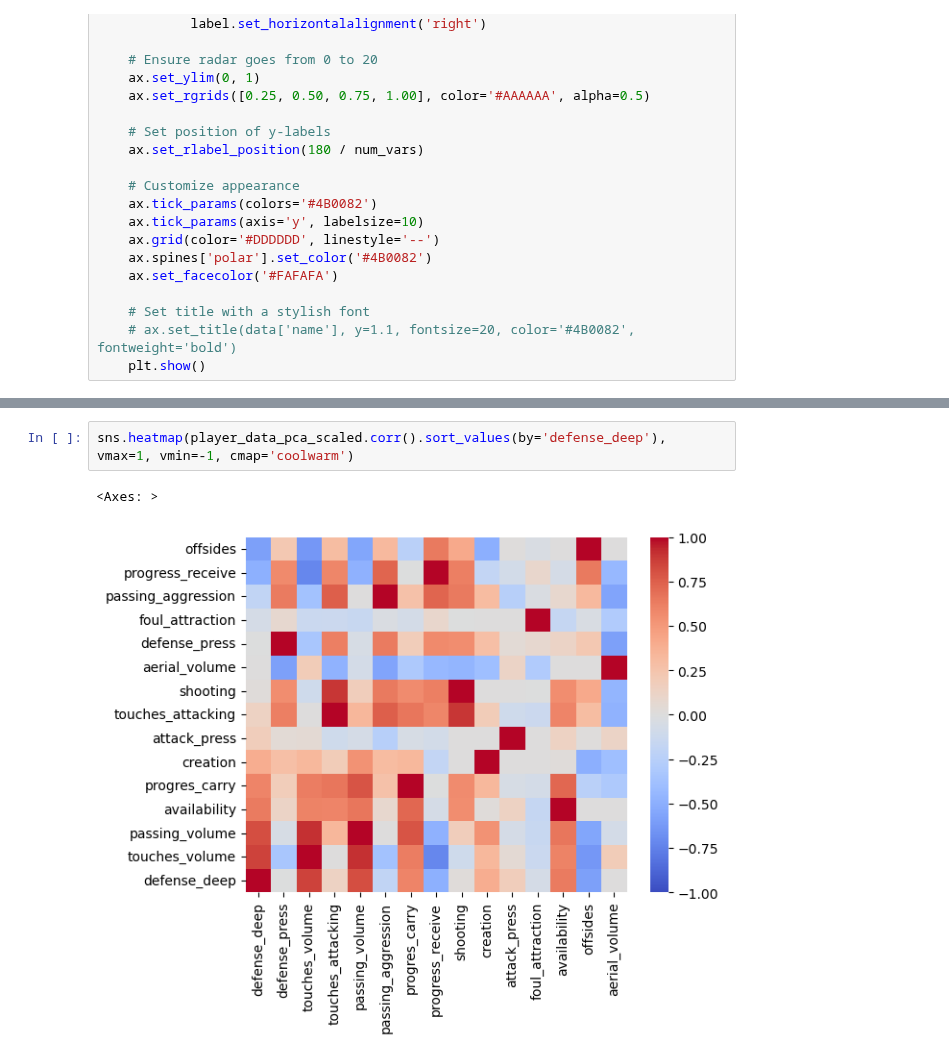
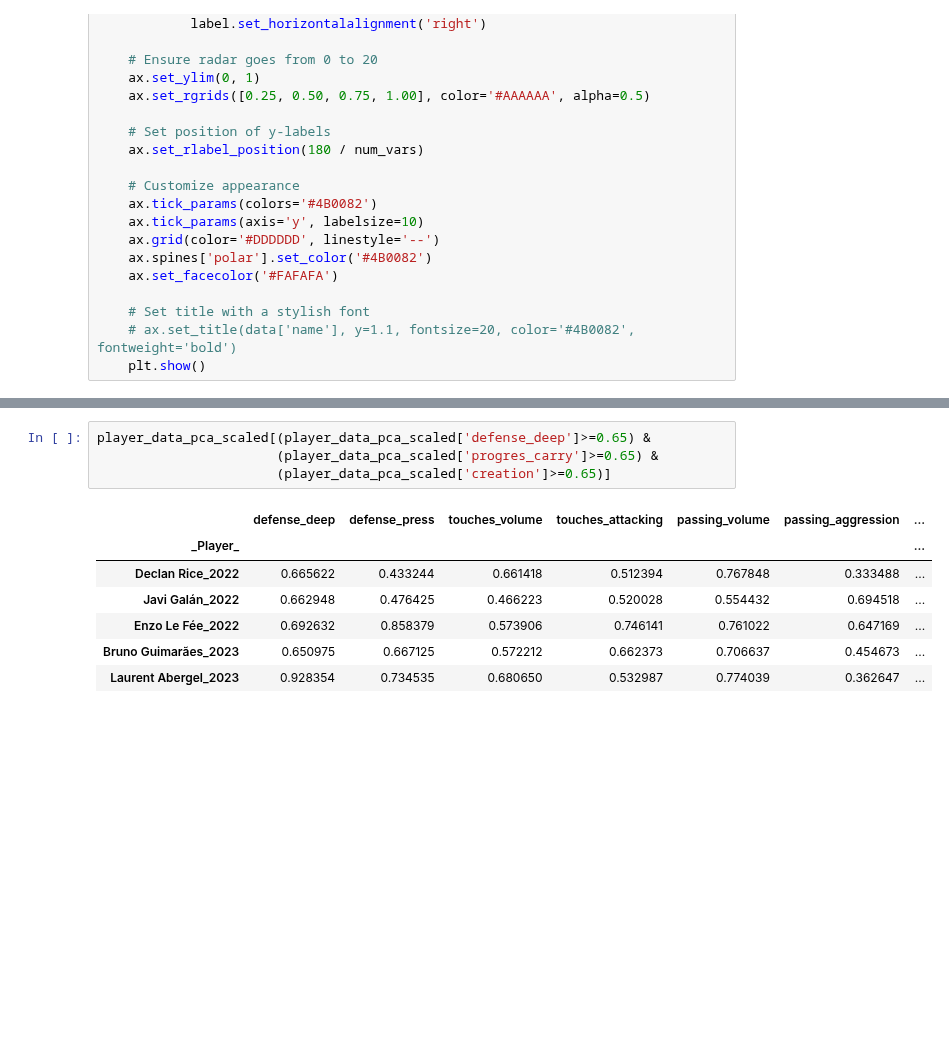
Before and after one commit to alibekk93/FM_skills_prediction, a Jupyter notebook: notebooks/03_player_similarity.ipynb, the cells around one changed output, grey strips where cells are left out. Drawn from its saved outputs; the diff is of its cells as text; blank space fills up the shorter version.

```diff
--- a/notebooks/03_player_similarity.ipynb
+++ b/notebooks/03_player_similarity.ipynb
@@ -252,5 +252,12 @@ plot_team_radar(plot_data.to_dict())
-# %%
-sns.heatmap(player_data_pca_scaled.corr().sort_values(by='defense_deep'), vmax=1, vmin=-1, cmap='coolwarm')
-# %% [output]
-<Axes: >
-[figure, removed]
+# %%
+player_data_pca_scaled[(player_data_pca_scaled['defense_deep']>=0.65) &
+                       (player_data_pca_scaled['progres_carry']>=0.65) &
+                       (player_data_pca_scaled['creation']>=0.65)]
+# %% [output]
+|  | defense_deep | defense_press | touches_volume | touches_attacking | passing_volume | passing_aggression | ... |
+| _Player_ |  |  |  |  |  |  | ... |
+| Declan Rice_2022 | 0.665622 | 0.433244 | 0.661418 | 0.512394 | 0.767848 | 0.333488 | ... |
+| Javi Galán_2022 | 0.662948 | 0.476425 | 0.466223 | 0.520028 | 0.554432 | 0.694518 | ... |
+| Enzo Le Fée_2022 | 0.692632 | 0.858379 | 0.573906 | 0.746141 | 0.761022 | 0.647169 | ... |
+| Bruno Guimarães_2023 | 0.650975 | 0.667125 | 0.572212 | 0.662373 | 0.706637 | 0.454673 | ... |
+| Laurent Abergel_2023 | 0.928354 | 0.734535 | 0.680650 | 0.532987 | 0.774039 | 0.362647 | ... |
```
Also changed, not shown: parts of 6 cells of this notebook.
